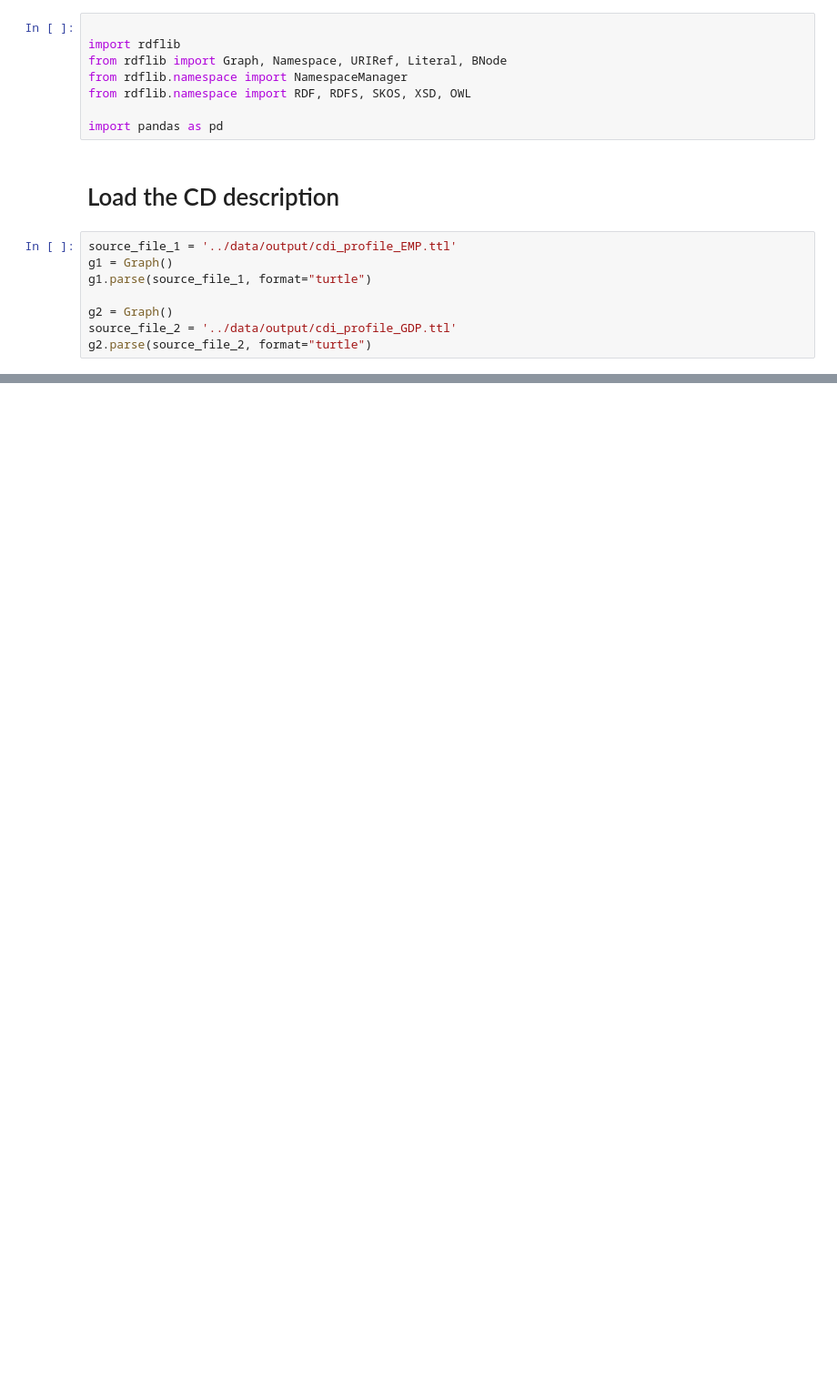
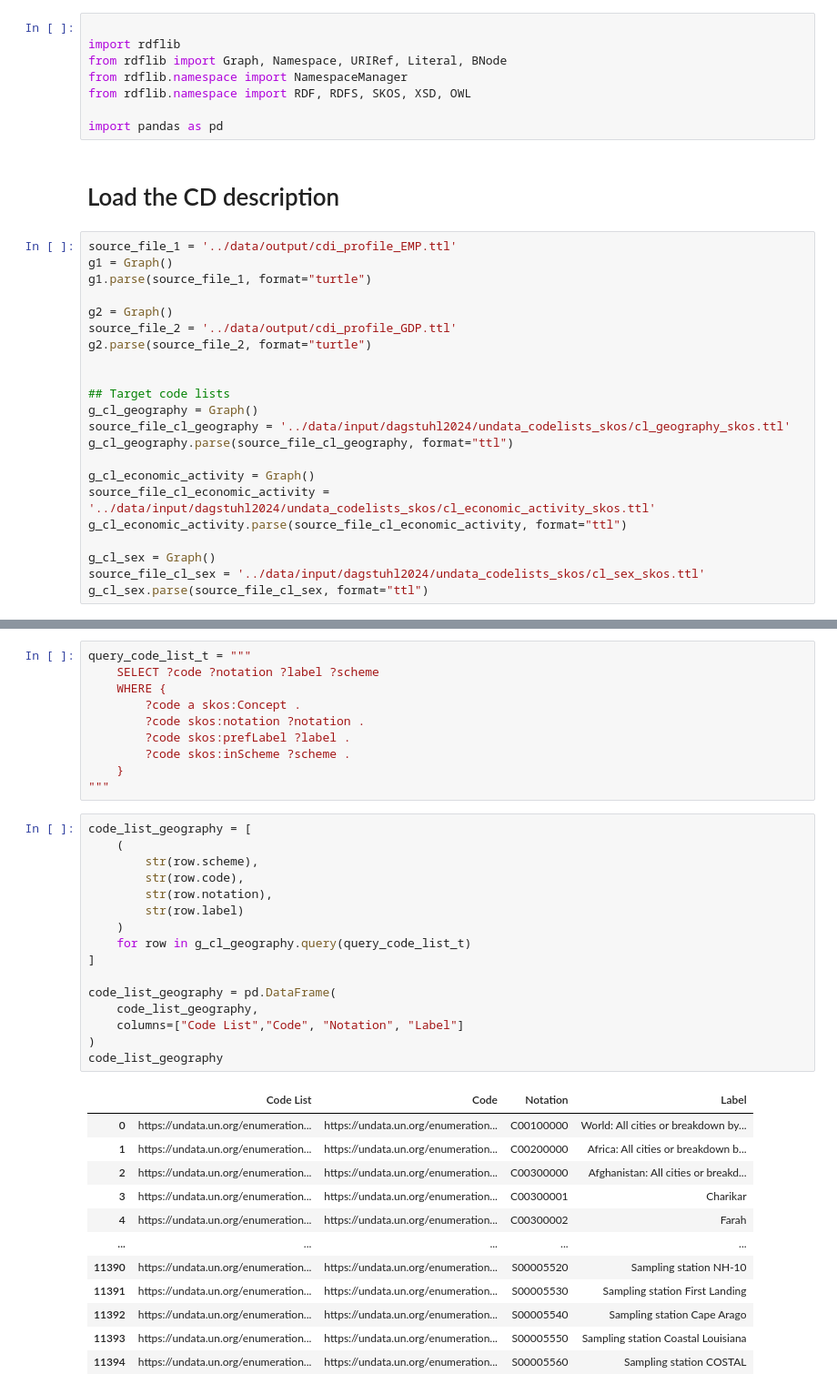
Before and after one commit to Cross-Domain-Interoperability-Framework/undata_example_cdif, a Jupyter notebook: src/example_create_mappings_template.ipynb, the cells around one changed output, grey strips where cells are left out. Shown at 91% size. Saved outputs shown, nothing was run; the diff lists cells and outputs as text; blank space fills up the shorter version.

```diff
--- a/src/example_create_mappings_template.ipynb
+++ b/src/example_create_mappings_template.ipynb
@@ -16,4 +16,18 @@ g1.parse(source_file_1, format="turtle")
 g2 = Graph()
 source_file_2 = '../data/output/cdi_profile_GDP.ttl'
 g2.parse(source_file_2, format="turtle")
+
+
+## Target code lists
+g_cl_geography = Graph()
+source_file_cl_geography = '../data/input/dagstuhl2024/undata_codelists_skos/cl_geography_skos.ttl'
+g_cl_geography.parse(source_file_cl_geography, format="ttl")
+
+g_cl_economic_activity = Graph()
+source_file_cl_economic_activity = '../data/input/dagstuhl2024/undata_codelists_skos/cl_economic_activity_skos.ttl'
+g_cl_economic_activity.parse(source_file_cl_economic_activity, format="ttl")
+
+g_cl_sex = Graph()
+source_file_cl_sex = '../data/input/dagstuhl2024/undata_codelists_skos/cl_sex_skos.ttl'
+g_cl_sex.parse(source_file_cl_sex, format="ttl")
 # %% [output]
@@ -76,0 +168,39 @@ enumerations_2
+# %%
+query_code_list_t = """
+    SELECT ?code ?notation ?label ?scheme
+    WHERE {
+        ?code a skos:Concept .
+        ?code skos:notation ?notation .
+        ?code skos:prefLabel ?label .
+        ?code skos:inScheme ?scheme .
+    }
+"""
+# %%
+code_list_geography = [
+    (
+        str(row.scheme),
+        str(row.code),
+        str(row.notation),
+        str(row.label)
+    )
+    for row in g_cl_geography.query(query_code_list_t)
+]
+
+code_list_geography = pd.DataFrame(
+    code_list_geography,
+    columns=["Code List","Code", "Notation", "Label"]
+)
+code_list_geography
+# %% [output]
+|  | Code List | Code | Notation | Label |
+| 0 | https://undata.un.org/enumeration... | https://undata.un.org/enumeration... | C00100000 | World: All cities or breakdown by... |
+| 1 | https://undata.un.org/enumeration... | https://undata.un.org/enumeration... | C00200000 | Africa: All cities or breakdown b... |
+| 2 | https://undata.un.org/enumeration... | https://undata.un.org/enumeration... | C00300000 | Afghanistan: All cities or breakd... |
+| 3 | https://undata.un.org/enumeration... | https://undata.un.org/enumeration... | C00300001 | Charikar |
+| 4 | https://undata.un.org/enumeration... | https://undata.un.org/enumeration... | C00300002 | Farah |
+| ... | ... | ... | ... | ... |
+| 11390 | https://undata.un.org/enumeration... | https://undata.un.org/enumeration... | S00005520 | Sampling station NH-10 |
+| 11391 | https://undata.un.org/enumeration... | https://undata.un.org/enumeration... | S00005530 | Sampling station First Landing |
+| 11392 | https://undata.un.org/enumeration... | https://undata.un.org/enumeration... | S00005540 | Sampling station Cape Arago |
+| 11393 | https://undata.un.org/enumeration... | https://undata.un.org/enumeration... | S00005550 | Sampling station Coastal Louisiana |
+| 11394 | https://undata.un.org/enumeration... | https://undata.un.org/enumeration... | S00005560 | Sampling station COSTAL |
```
Also changed, not shown: parts of 15 cells of this notebook, 15 other files.
